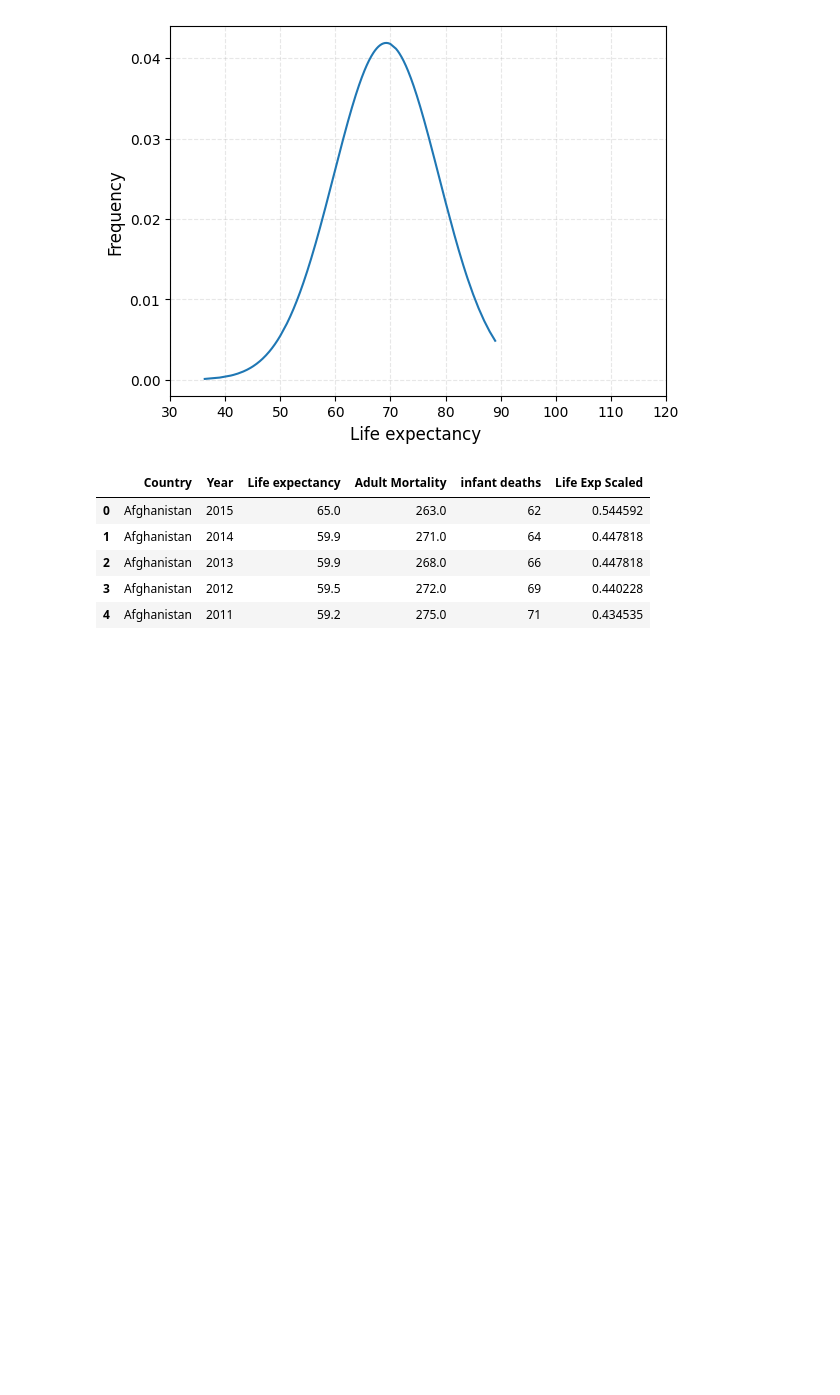
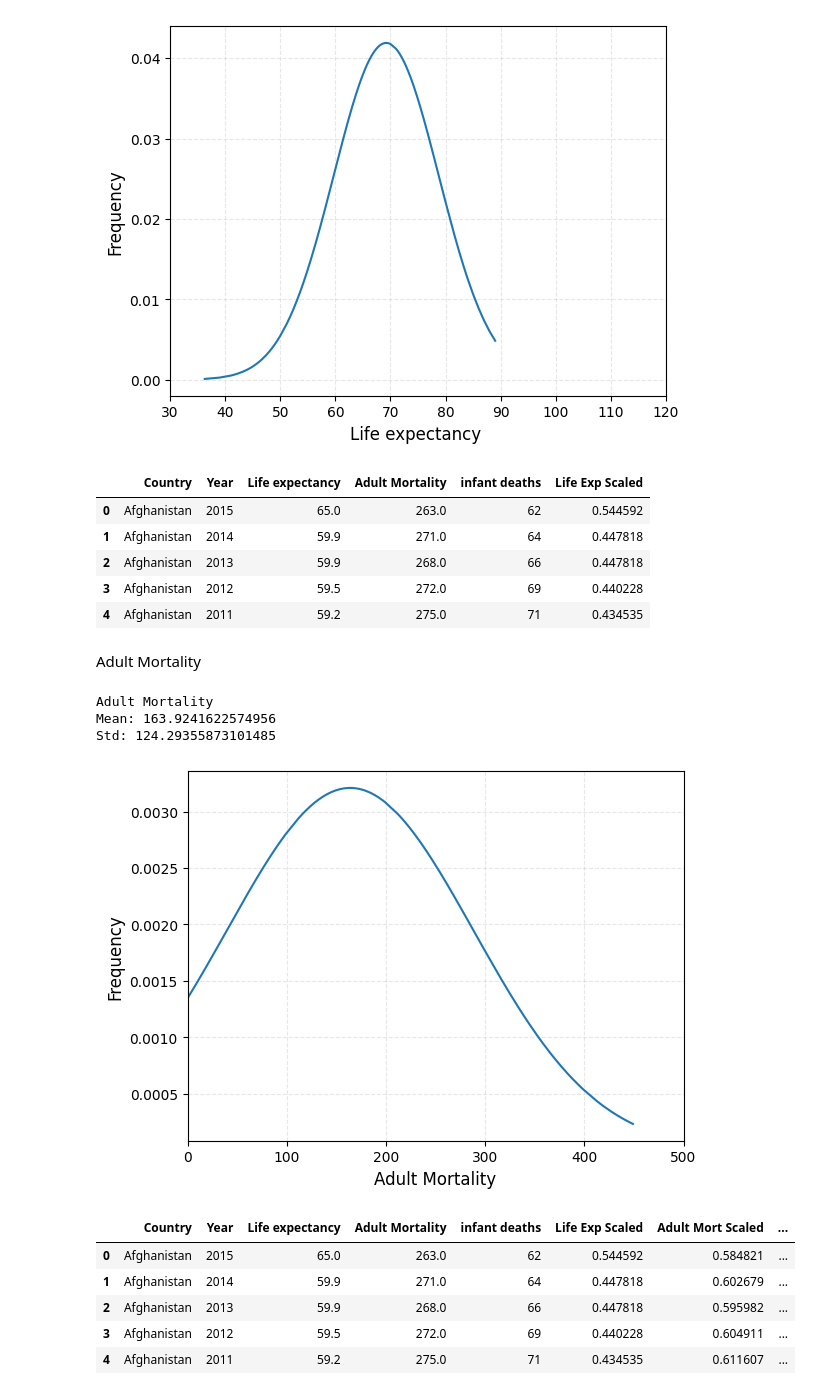
Before and after one commit to zhui803/BeastCancerDS, a Jupyter notebook: shared.ipynb, the cells around one changed output. Drawn from its saved outputs; the diff is of its cells as text; code cells hidden in the pictures; blank space fills up the shorter version.

Commit message:
infant, adult mort

```diff
--- a/shared.ipynb
+++ b/shared.ipynb
@@ -44,3 +46,23 @@ Std: 9.523867487824301
 | 2 | Afghanistan | 2013 | 59.9 | 268.0 | 66 | 0.447818 |
 | 3 | Afghanistan | 2012 | 59.5 | 272.0 | 69 | 0.440228 |
 | 4 | Afghanistan | 2011 | 59.2 | 275.0 | 71 | 0.434535 |
+# %% [markdown]
+Adult Mortality
+# %%
+adult_mort_col = "Adult Mortality"
+adult_mort_mean, adult_mort_std = dist.dist_info(mini_life_exp_df, adult_mort_col)
+mini_life_exp_df = mini_life_exp_df[mini_life_exp_df[adult_mort_col] < 450]
+dist.dist_plot(mini_life_exp_df, adult_mort_col, adult_mort_mean, adult_mort_std, 0, 500)
+mini_life_exp_df = dist.add_norm(mini_life_exp_df, adult_mort_col, "Adult Mort Scaled")
+mini_life_exp_df.head()
+# %% [output]
+Adult Mortality
+Mean: 163.9241622574956
+Std: 124.29355873101485
+[figure, added]
+|  | Country | Year | Life expectancy | Adult Mortality | infant deaths | Life Exp Scaled | Adult Mort Scaled | ... |
+| 0 | Afghanistan | 2015 | 65.0 | 263.0 | 62 | 0.544592 | 0.584821 | ... |
+| 1 | Afghanistan | 2014 | 59.9 | 271.0 | 64 | 0.447818 | 0.602679 | ... |
+| 2 | Afghanistan | 2013 | 59.9 | 268.0 | 66 | 0.447818 | 0.595982 | ... |
+| 3 | Afghanistan | 2012 | 59.5 | 272.0 | 69 | 0.440228 | 0.604911 | ... |
+| 4 | Afghanistan | 2011 | 59.2 | 275.0 | 71 | 0.434535 | 0.611607 | ... |
```
Also changed, not shown: parts of 3 cells of this notebook, 2 other files.
